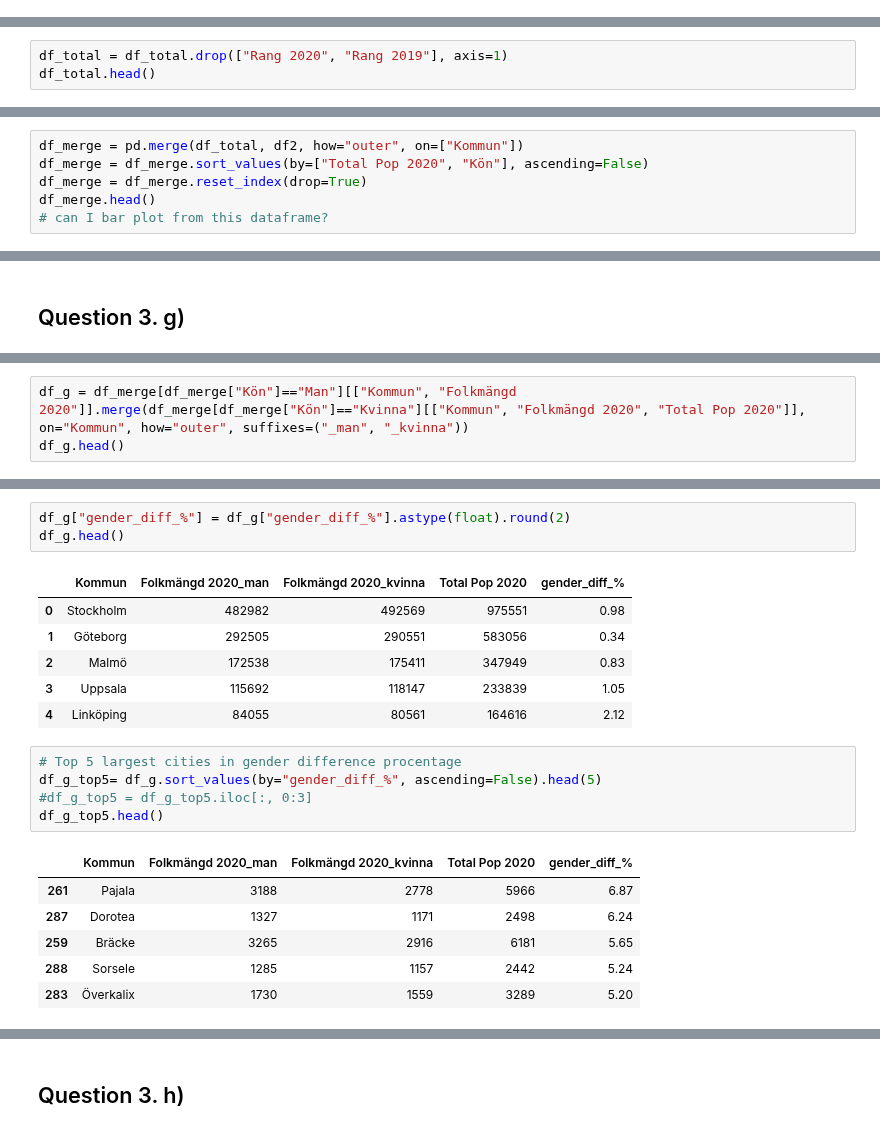
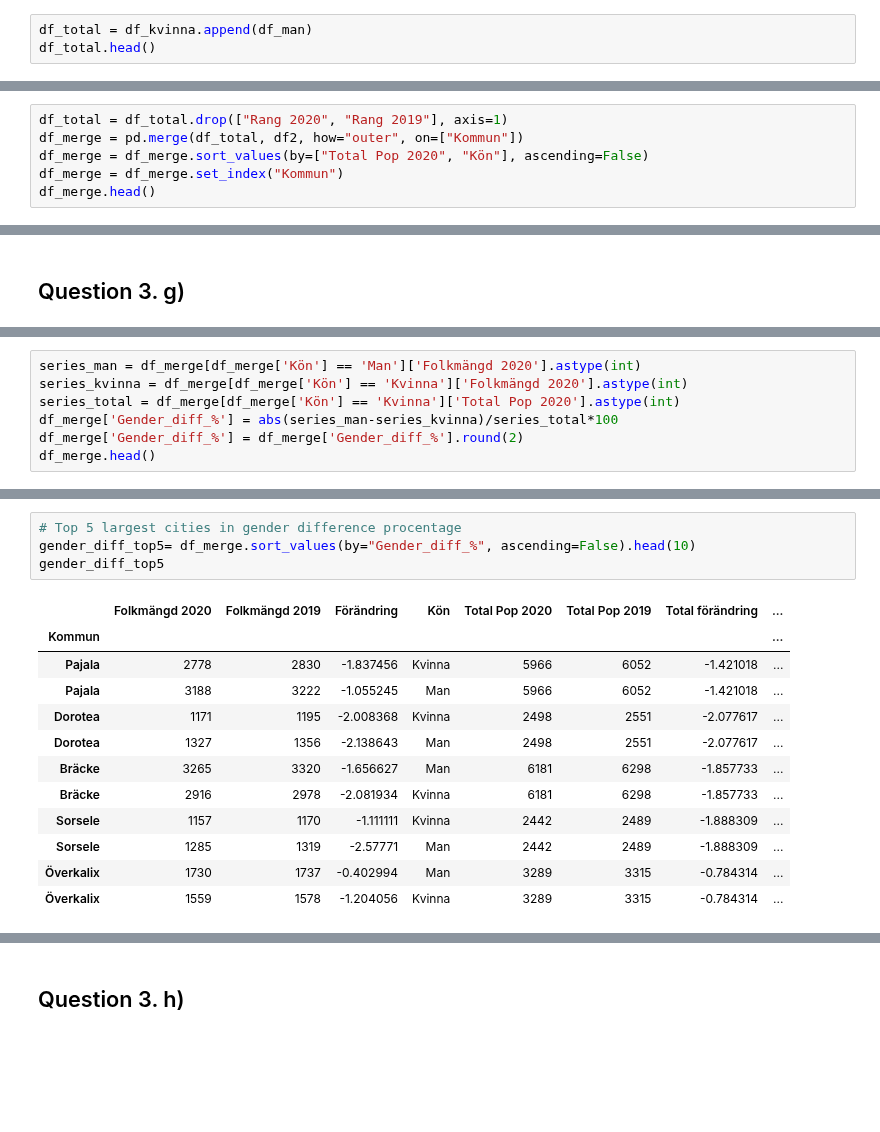
Before and after one commit to yuna-liu/Databehandling-Yuna-Liu, a Jupyter notebook: Exercises/E00_pandas_basic_syntax.ipynb, the cells around one changed output, grey strips where cells are left out. Saved outputs shown, nothing was run; the diff lists cells and outputs as text; blank space fills up the shorter version.

```diff
--- a/Exercises/E00_pandas_basic_syntax.ipynb
+++ b/Exercises/E00_pandas_basic_syntax.ipynb
@@ -557,0 +504,3 @@ memory usage: 31.7+ KB
+# %%
+df_total = df_kvinna.append(df_man)
+df_total.head()
@@ -570,4 +547,7 @@ df2.head()
 # %%
 df_total = df_total.drop(["Rang 2020", "Rang 2019"], axis=1)
-df_total.head()
+df_merge = pd.merge(df_total, df2, how="outer", on=["Kommun"])
+df_merge = df_merge.sort_values(by=["Total Pop 2020", "Kön"], ascending=False)
+df_merge = df_merge.set_index("Kommun")
+df_merge.head()
 # %% [output]
@@ -580,6 +560,0 @@ df_total.head()
-# %%
-df_merge = pd.merge(df_total, df2, how="outer", on=["Kommun"])
-df_merge = df_merge.sort_values(by=["Total Pop 2020", "Kön"], ascending=False)
-df_merge = df_merge.reset_index(drop=True)
-df_merge.head()
-# can I bar plot from this dataframe?
@@ -634,4 +602,8 @@ df_merge.head()
 # %%
-df_g = df_merge[df_merge["Kön"]=="Man"][["Kommun", "Folkmängd 2020"]].merge(df_merge[df_merge["Kön"]=="Kvinna"][["Kommun", "Folkmängd 2020", "Total Pop 2020"]], on="Kommun", how="outer", suffixes=("_man", "_kvinna"))
-df_g.head()
+series_man = df_merge[df_merge['Kön'] == 'Man']['Folkmängd 2020'].astype(int)
+series_kvinna = df_merge[df_merge['Kön'] == 'Kvinna']['Folkmängd 2020'].astype(int)
+series_total = df_merge[df_merge['Kön'] == 'Kvinna']['Total Pop 2020'].astype(int)
+df_merge['Gender_diff_%'] = abs(series_man-series_kvinna)/series_total*100
+df_merge['Gender_diff_%'] = df_merge['Gender_diff_%'].round(2)
+df_merge.head()
 # %% [output]
@@ -670,22 +617,17 @@ memory usage: 13.6+ KB
-# %%
-df_g["gender_diff_%"] = df_g["gender_diff_%"].astype(float).round(2)
-df_g.head()
-# %% [output]
-|  | Kommun | Folkmängd 2020_man | Folkmängd 2020_kvinna | Total Pop 2020 | gender_diff_% |
-| 0 | Stockholm | 482982 | 492569 | 975551 | 0.98 |
-| 1 | Göteborg | 292505 | 290551 | 583056 | 0.34 |
-| 2 | Malmö | 172538 | 175411 | 347949 | 0.83 |
-| 3 | Uppsala | 115692 | 118147 | 233839 | 1.05 |
-| 4 | Linköping | 84055 | 80561 | 164616 | 2.12 |
 # %%
 # Top 5 largest cities in gender difference procentage
-df_g_top5= df_g.sort_values(by="gender_diff_%", ascending=False).head(5)
-#df_g_top5 = df_g_top5.iloc[:, 0:3]
-df_g_top5.head()
+gender_diff_top5= df_merge.sort_values(by="Gender_diff_%", ascending=False).head(10)
+gender_diff_top5
 # %% [output]
-|  | Kommun | Folkmängd 2020_man | Folkmängd 2020_kvinna | Total Pop 2020 | gender_diff_% |
-| 261 | Pajala | 3188 | 2778 | 5966 | 6.87 |
-| 287 | Dorotea | 1327 | 1171 | 2498 | 6.24 |
-| 259 | Bräcke | 3265 | 2916 | 6181 | 5.65 |
-| 288 | Sorsele | 1285 | 1157 | 2442 | 5.24 |
-| 283 | Överkalix | 1730 | 1559 | 3289 | 5.20 |
+|  | Folkmängd 2020 | Folkmängd 2019 | Förändring | Kön | Total Pop 2020 | Total Pop 2019 | Total förändring | ... |
+| Kommun |  |  |  |  |  |  |  | ... |
+| Pajala | 2778 | 2830 | -1.837456 | Kvinna | 5966 | 6052 | -1.421018 | ... |
+| Pajala | 3188 | 3222 | -1.055245 | Man | 5966 | 6052 | -1.421018 | ... |
+| Dorotea | 1171 | 1195 | -2.008368 | Kvinna | 2498 | 2551 | -2.077617 | ... |
+| Dorotea | 1327 | 1356 | -2.138643 | Man | 2498 | 2551 | -2.077617 | ... |
+| Bräcke | 3265 | 3320 | -1.656627 | Man | 6181 | 6298 | -1.857733 | ... |
+| Bräcke | 2916 | 2978 | -2.081934 | Kvinna | 6181 | 6298 | -1.857733 | ... |
+| Sorsele | 1157 | 1170 | -1.111111 | Kvinna | 2442 | 2489 | -1.888309 | ... |
+| Sorsele | 1285 | 1319 | -2.57771 | Man | 2442 | 2489 | -1.888309 | ... |
+| Överkalix | 1730 | 1737 | -0.402994 | Man | 3289 | 3315 | -0.784314 | ... |
+| Överkalix | 1559 | 1578 | -1.204056 | Kvinna | 3289 | 3315 | -0.784314 | ... |
```
Also changed, not shown: parts of 39 cells of this notebook.
